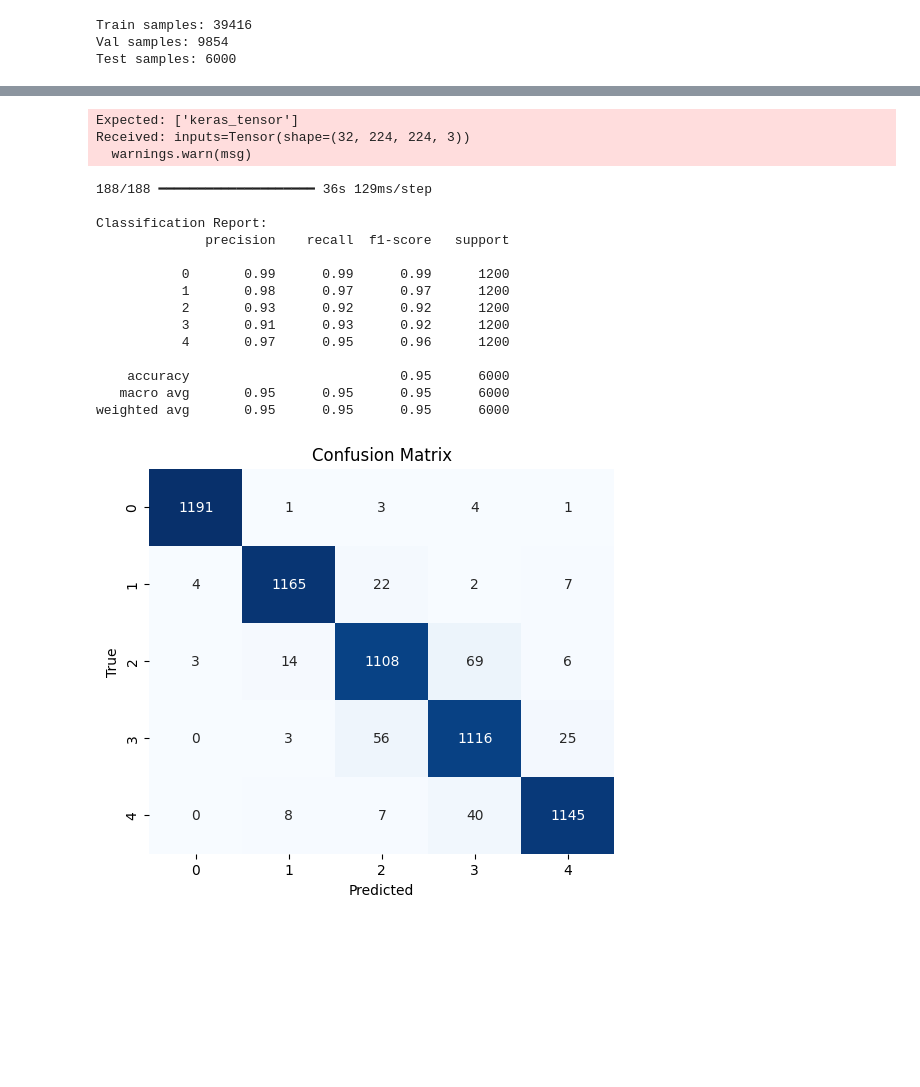
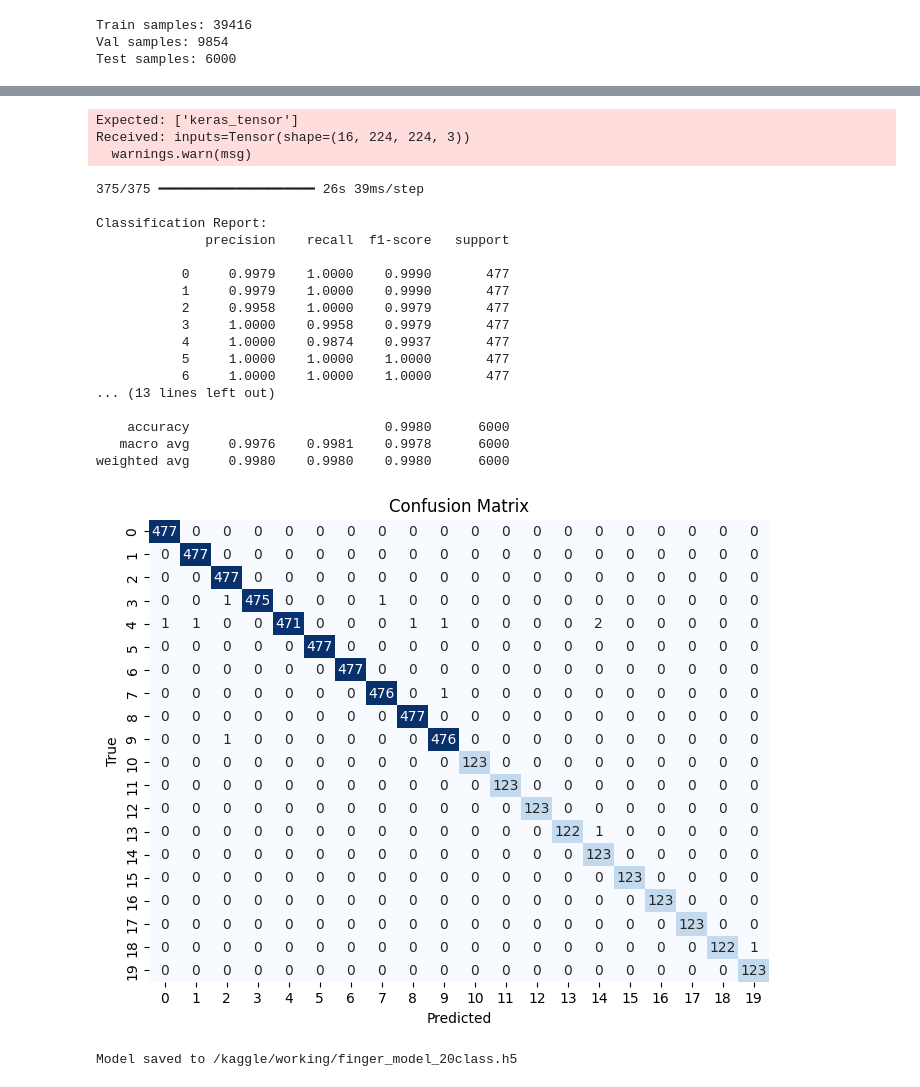
Before and after one commit to PurushothamanPJ/Bloodgrp_gender_prediction_from_Fingerprints, a Jupyter notebook: fingertype-densenet.ipynb, the cells around one changed output, grey strips where cells are left out. Cells and saved outputs as stored; diff of their text form; code cells hidden in the pictures; blank space fills up the shorter version.

Commit message:
Kaggle Notebook | Fingertype_densenet_balanced | Densenet121_20classes_98%

```diff
--- a/fingertype-densenet.ipynb
+++ b/fingertype-densenet.ipynb
@@ -11,12 +13,11 @@ from tensorflow.keras.layers import Dense, Dropout, GlobalAveragePooling2D, Inpu
 from tensorflow.keras.utils import to_categorical, Sequence
 from tensorflow.keras.callbacks import EarlyStopping, ReduceLROnPlateau
 from tensorflow.keras.optimizers import Adam
-
 from sklearn.model_selection import train_test_split
 from sklearn.metrics import confusion_matrix, classification_report
 
 # Config
 img_size = 224
-batch_size = 32
-num_classes = 5   # thumb, index, middle, ring, little
+batch_size = 16
+num_classes = 20  # Male/Female × Left/Right × 5 fingers
 # %% [output]
@@ -45,0 +37,4 @@ def extract_label(img_path, train=True):
+# %%
+#Check for the number of files
+for folder in train_paths:
+    print(folder, "contains", len(os.listdir(folder)), "files")
@@ -98,18 +106,35 @@ def get_paths_and_labels(folder_paths, train=True):
 # %%
+# Cell 2: Collect paths & labels, split, and create generators
+
+def get_paths_and_labels(folder_paths, train=True):
+    img_paths = []
+    labels = []
+    for folder in folder_paths:
+        for img in os.listdir(folder):
+            try:
+                path = os.path.join(folder, img)
+                label = extract_label(path, train=train)[1]
+                img_paths.append(path)
+                labels.append(label)
+            except Exception as e:
+                print(f"Skipped {img}: {e}")
+    return img_paths, labels
+
 # Collect paths and labels
 X_train_paths, y_train = get_paths_and_labels(train_paths, train=True)
 X_test_paths, y_test = get_paths_and_labels(test_paths, train=False)
 
-# Split train into train + validation
+# Split train into train + validation (stratify to keep class balance)
 X_train_paths, X_val_paths, y_train, y_val = train_test_split(
-    X_train_paths, y_train, test_size=0.2, random_state=42
+    X_train_paths, y_train, test_size=0.2, random_state=42, stratify=y_train
 )
 
-# Generators
+# Create generators
 train_generator = FingerDataGenerator(X_train_paths, y_train, batch_size, img_size, num_classes)
 val_generator = FingerDataGenerator(X_val_paths, y_val, batch_size, img_size, num_classes, shuffle=False)
 test_generator = FingerDataGenerator(X_test_paths, y_test, batch_size, img_size, num_classes, shuffle=False)
 
+# Print dataset sizes
 print(f"Train samples: {len(X_train_paths)}")
 print(f"Val samples: {len(X_val_paths)}")
 print(f"Test samples: {len(X_test_paths)}")
@@ -246,39 +305,54 @@ plt.show()
 # %%
-# Predictions
+# Cell 10: Predictions and performance metrics
+import numpy as np
+from sklearn.metrics import classification_report, confusion_matrix
+import seaborn as sns
+
+# Predict on test set
 y_pred_probs = model.predict(test_generator, verbose=1)
 y_pred = np.argmax(y_pred_probs, axis=1)
 
 # True labels
 y_true = test_generator.labels
 
-# Report
+# Classification Report
 print("\nClassification Report:")
-print(classification_report(y_true, y_pred))
+print(classification_report(y_true, y_pred, digits=4))
 
 # Confusion Matrix
 cm = confusion_matrix(y_true, y_pred)
-plt.figure(figsize=(6,5))
+plt.figure(figsize=(8,6))
 sns.heatmap(cm, annot=True, fmt="d", cmap="Blues", cbar=False)
 plt.xlabel("Predicted")
 plt.ylabel("True")
 plt.title("Confusion Matrix")
 plt.show()
 # %% [output]
 Expected: ['keras_tensor']
-Received: inputs=Tensor(shape=(32, 224, 224, 3))
+Received: inputs=Tensor(shape=(16, 224, 224, 3))
   warnings.warn(msg)
-188/188 ━━━━━━━━━━━━━━━━━━━━ 36s 129ms/step
+375/375 ━━━━━━━━━━━━━━━━━━━━ 26s 39ms/step
 
 Classification Report:
               precision    recall  f1-score   support
 
-           0       0.99      0.99      0.99      1200
-           1       0.98      0.97      0.97      1200
-           2       0.93      0.92      0.92      1200
-           3       0.91      0.93      0.92      1200
-           4       0.97      0.95      0.96      1200
+           0     0.9979    1.0000    0.9990       477
+           1     0.9979    1.0000    0.9990       477
+           2     0.9958    1.0000    0.9979       477
+           3     1.0000    0.9958    0.9979       477
+           4     1.0000    0.9874    0.9937       477
+           5     1.0000    1.0000    1.0000       477
+           6     1.0000    1.0000    1.0000       477
+... (13 lines left out)
 
-    accuracy                           0.95      6000
-   macro avg       0.95      0.95      0.95      6000
-weighted avg       0.95      0.95      0.95      6000
+    accuracy                         0.9980      6000
+   macro avg     0.9976    0.9981    0.9978      6000
+weighted avg     0.9980    0.9980    0.9980      6000
-[figure, old version]
+[figure, new version]
+# %%
+# Save the trained model
+model_save_path = '/kaggle/working/finger_model_20class.h5'
+model.save(model_save_path)
+print(f"Model saved to {model_save_path}")
+# %% [output]
+Model saved to /kaggle/working/finger_model_20class.h5
```
Also changed, not shown: parts of 11 cells of this notebook.
